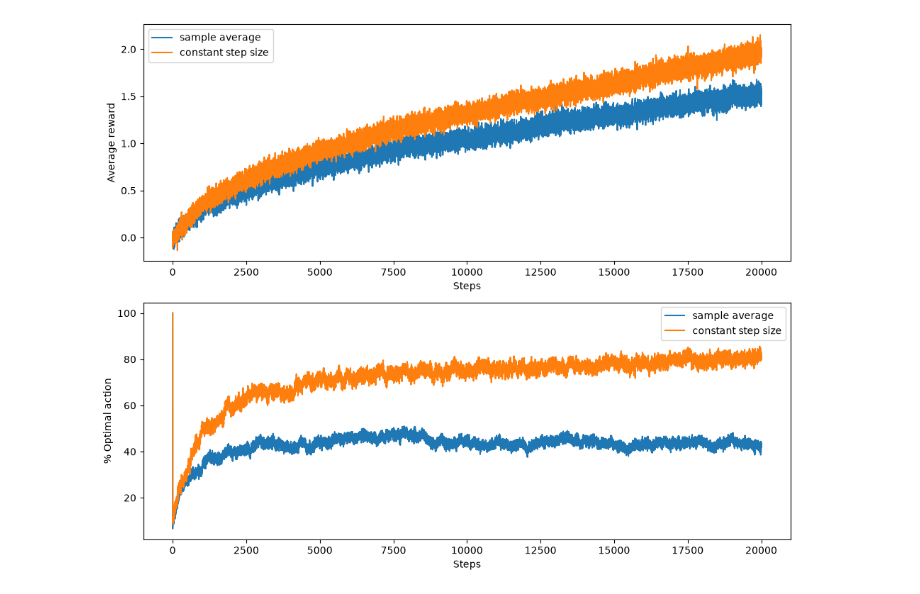
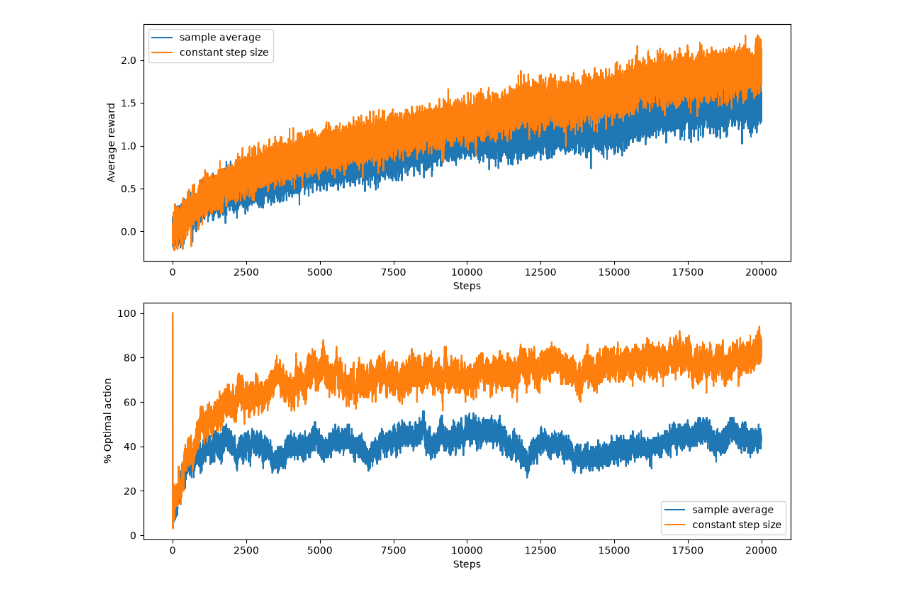
Before and after one commit to Maxime-X/rl-sutton-barto, a Jupyter notebook: Chapter 2/Exercise 2.5/Exercise 2.5 - VECTORIZED.ipynb, the cells around one changed output. Drawn from its saved outputs; the diff is of its cells as text; code cells hidden in the pictures.

```diff
--- a/Chapter 2/Exercise 2.5/Exercise 2.5 - VECTORIZED.ipynb
+++ b/Chapter 2/Exercise 2.5/Exercise 2.5 - VECTORIZED.ipynb
@@ -145,6 +134,7 @@ main()
 # Result: Constant step size tracks changes better.
 import numpy as np
 import matplotlib.pyplot as plt
+import time
 np.random.seed(42)
 def bandit(action, true_rewards):
     reward = np.random.normal(true_rewards[action],1)
@@ -191,10 +181,10 @@ def step_size(true_rewards,value_estimates,action_chosen,epsilon,step_size,steps
         optimal_choice.append(0)
 
 def main():
-
+    start = time.perf_counter()
 
     steps = 20000
-    runs = 500
+    runs = 100
     avg_rewards = np.zeros(steps)
     optimal_pct = np.zeros(steps)
     avg_rewards_alt = np.zeros(steps)
@@ -224,15 +214,18 @@ def main():
     avg_rewards_alt /= runs
     optimal_pct_alt /= runs
 
+    elapsed = int(time.perf_counter() - start)
+    hours = elapsed // 3600
+    minutes = (elapsed % 3600) // 60
+    seconds = elapsed % 60
+    print(f"Time elapsed: {hours}h {minutes}m {seconds}s")
 
     fig, (ax1, ax2) = plt.subplots(2, 1, figsize=(10, 8))
-
     ax1.plot(avg_rewards, label='sample average')
     ax1.plot(avg_rewards_alt, label='constant step size')
     ax1.set_xlabel('Steps')
     ax1.set_ylabel('Average reward')
     ax1.legend()
-
     ax2.plot(optimal_pct, label='sample average')
     ax2.plot(optimal_pct_alt, label='constant step size')
     ax2.set_xlabel('Steps')
@@ -247 +241 @@ main()
-[figure, old version]
+[figure, new version]
```
Also changed, not shown: parts of 2 cells of this notebook.
